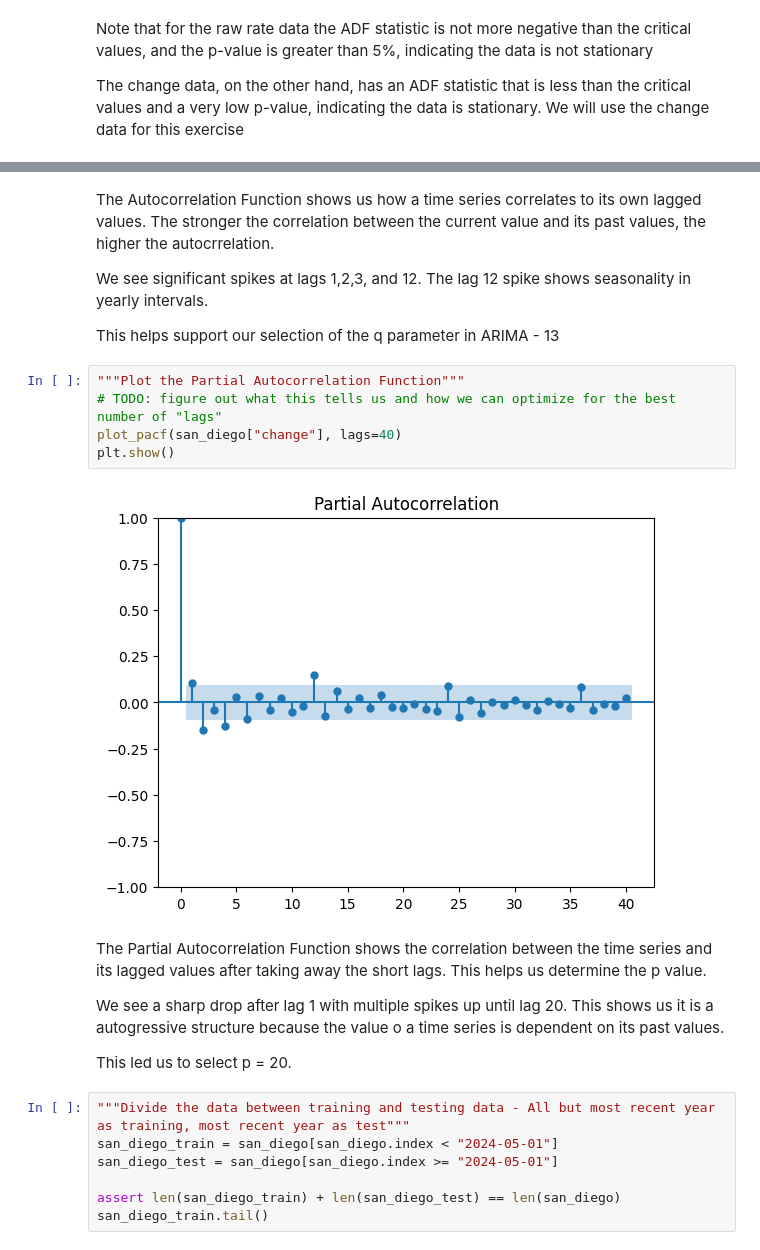
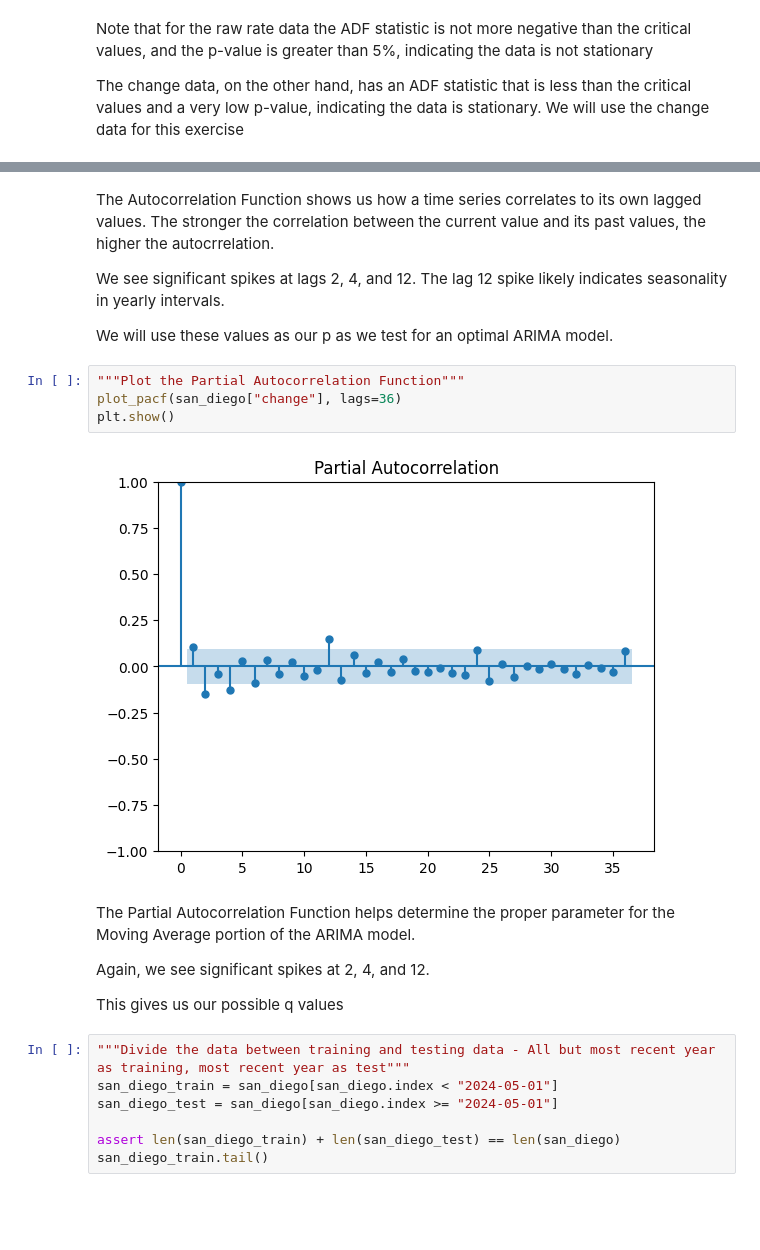
Before and after one commit to mr-kelsey/su25-aai510-group1, a Jupyter notebook: Notebooks/Final Project Section 1 - Team 1.ipynb, the cells around one changed output, grey strips where cells are left out. Saved outputs shown, nothing was run; the diff lists cells and outputs as text; blank space fills up the shorter version.

```diff
--- a/Notebooks/Final Project Section 1 - Team 1.ipynb
+++ b/Notebooks/Final Project Section 1 - Team 1.ipynb
@@ -140,22 +142,21 @@ plt.show()
 # %% [markdown]
 The Autocorrelation Function shows us how a time series correlates to its own lagged values. The stronger the correlation between the current value and its past values, the higher the autocrrelation.
 
-We see significant spikes at lags 1,2,3, and 12. The lag 12 spike shows seasonality in yearly intervals.
+We see significant spikes at lags 2, 4, and 12. The lag 12 spike likely indicates seasonality in yearly intervals.
 
-This helps support our selection of the q parameter in ARIMA - 13
+We will use these values as our p as we test for an optimal ARIMA model.
 # %%
 """Plot the Partial Autocorrelation Function"""
-# TODO: figure out what this tells us and how we can optimize for the best number of "lags"
-plot_pacf(san_diego["change"], lags=40)
+plot_pacf(san_diego["change"], lags=36)
 plt.show()
 # %% [output]
-[figure, old version]
+[figure, new version]
 # %% [markdown]
-The Partial Autocorrelation Function shows the correlation between the time series and its lagged values after taking away the short lags. This helps us determine the p value.
+The Partial Autocorrelation Function helps determine the proper parameter for the Moving Average portion of the ARIMA model.
 
-We see a sharp drop after lag 1 with multiple spikes up until lag 20. This shows us it is a autogressive structure because the value o a time series is dependent on its past values.
+Again, we see significant spikes at 2, 4, and 12.
 
-This led us to select p = 20.
+This gives us our possible q values
 # %%
 """Divide the data between training and testing data - All but most recent year as training, most recent year as test"""
 san_diego_train = san_diego[san_diego.index < "2024-05-01"]
```
Also changed, not shown: parts of 14 cells of this notebook.
